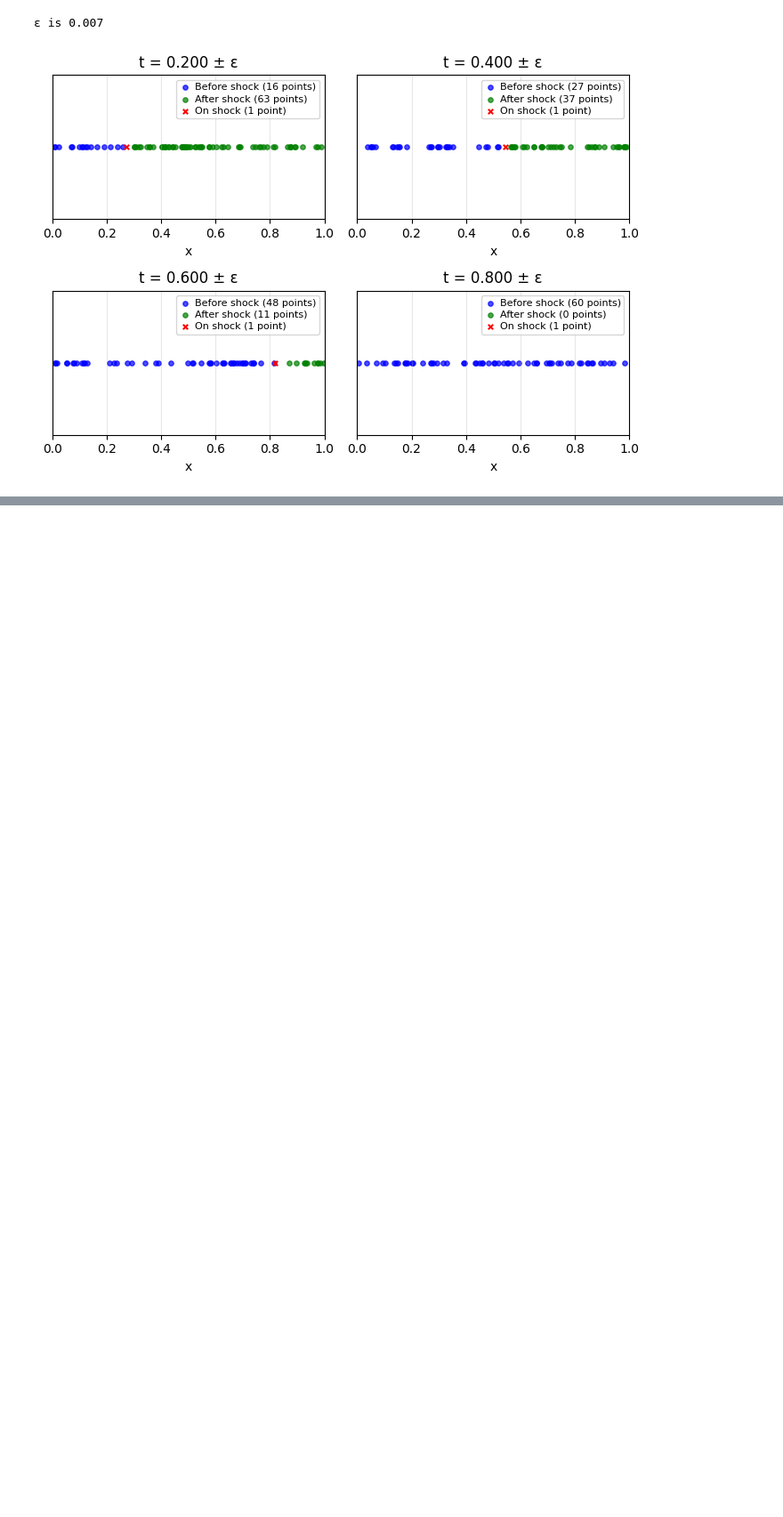
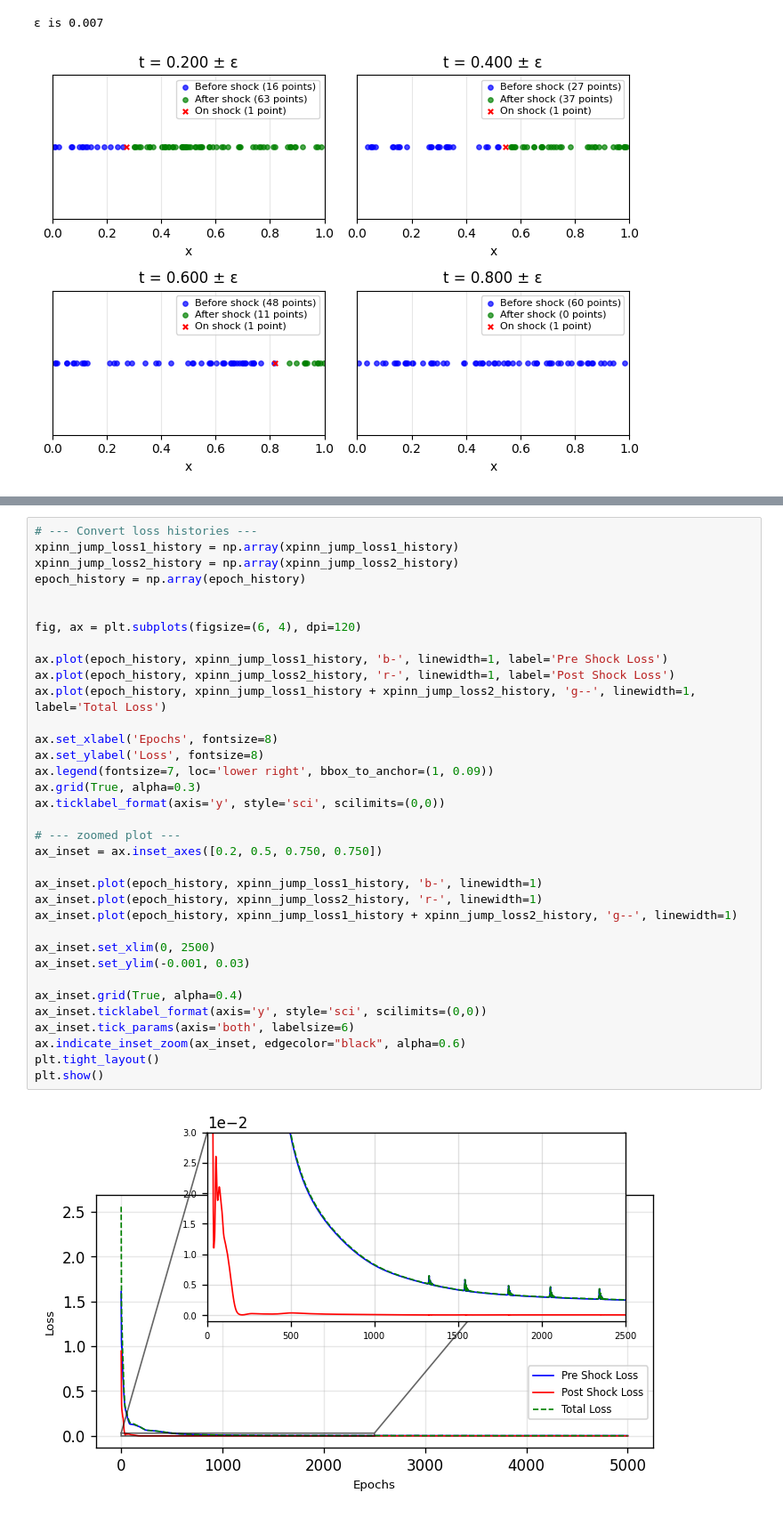
Before and after one commit to saifkhanengr/XPINN-for-Buckley-Leverett, a Jupyter notebook: XPINN_for_Buckley_Leverett.ipynb, the cells around one changed output, grey strips where cells are left out. Shown at 89% size. Drawn from its saved outputs; the diff is of its cells as text; blank space fills up the shorter version.

```diff
--- a/XPINN_for_Buckley_Leverett.ipynb
+++ b/XPINN_for_Buckley_Leverett.ipynb
@@ -770,0 +721,37 @@ plt.show()
+# %%
+# --- Convert loss histories ---
+xpinn_jump_loss1_history = np.array(xpinn_jump_loss1_history)
+xpinn_jump_loss2_history = np.array(xpinn_jump_loss2_history)
+epoch_history = np.array(epoch_history)
+
+
+fig, ax = plt.subplots(figsize=(6, 4), dpi=120)
+
+ax.plot(epoch_history, xpinn_jump_loss1_history, 'b-', linewidth=1, label='Pre Shock Loss')
+ax.plot(epoch_history, xpinn_jump_loss2_history, 'r-', linewidth=1, label='Post Shock Loss')
+ax.plot(epoch_history, xpinn_jump_loss1_history + xpinn_jump_loss2_history, 'g--', linewidth=1, label='Total Loss')
+
+ax.set_xlabel('Epochs', fontsize=8)
+ax.set_ylabel('Loss', fontsize=8)
+ax.legend(fontsize=7, loc='lower right', bbox_to_anchor=(1, 0.09))
+ax.grid(True, alpha=0.3)
+ax.ticklabel_format(axis='y', style='sci', scilimits=(0,0))
+
+# --- zoomed plot ---
+ax_inset = ax.inset_axes([0.2, 0.5, 0.750, 0.750])
+
+ax_inset.plot(epoch_history, xpinn_jump_loss1_history, 'b-', linewidth=1)
+ax_inset.plot(epoch_history, xpinn_jump_loss2_history, 'r-', linewidth=1)
+ax_inset.plot(epoch_history, xpinn_jump_loss1_history + xpinn_jump_loss2_history, 'g--', linewidth=1)
+
+ax_inset.set_xlim(0, 2500)
+ax_inset.set_ylim(-0.001, 0.03)
+
+ax_inset.grid(True, alpha=0.4)
+ax_inset.ticklabel_format(axis='y', style='sci', scilimits=(0,0))
+ax_inset.tick_params(axis='both', labelsize=6)
+ax.indicate_inset_zoom(ax_inset, edgecolor="black", alpha=0.6)
+plt.tight_layout()
+plt.show()
+# %% [output]
+[figure, added]
```
Also changed, not shown: parts of 55 cells of this notebook.
